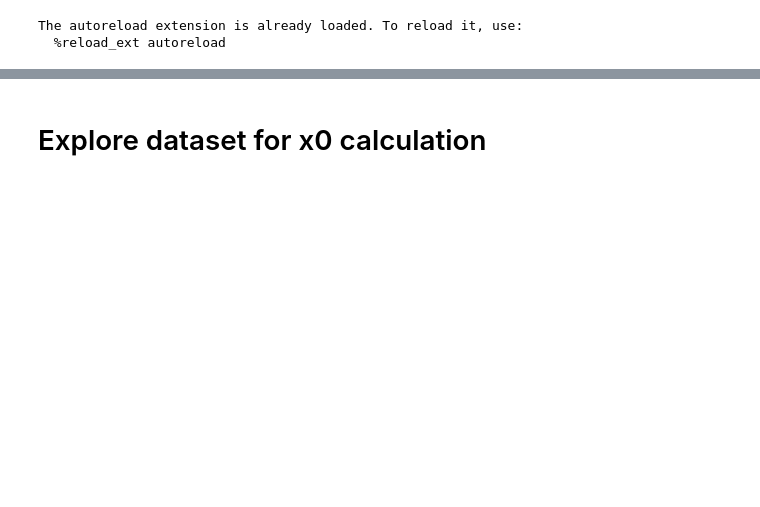
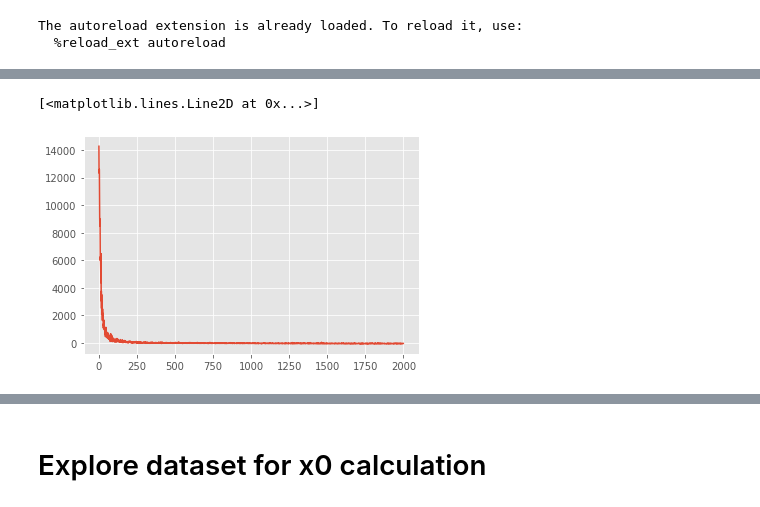
Before and after one commit to jaimelopezgarcia/seminarDL4PDES_2, a Jupyter notebook: Untitled.ipynb, the cells around one changed output, grey strips where cells are left out. Saved outputs shown, nothing was run; the diff lists cells and outputs as text; code cells hidden in the pictures; blank space fills up the shorter version.

```diff
--- a/Untitled.ipynb
+++ b/Untitled.ipynb
@@ -21,0 +268,26 @@ _
+# %%
+from pyro.infer import SVI, Trace_ELBO
+
+from pyro.infer.autoguide import AutoDiagonalNormal
+
+model = BayesianInverse(2)
+
+guide = AutoDiagonalNormal(model.forward)
+
+
+from tqdm import tqdm
+from pyro.optim import Adam
+
+svi = SVI(model.forward,
+          guide,
+          Adam({"lr": .005}),
+          loss=Trace_ELBO())
+
+pyro.clear_param_store()
+num_iters = 2000
+losses = []
+for i in tqdm(range(num_iters)):
+    elbo = svi.step(y)
+    if i % 500 == 0:
+        print("Elbo loss: {}".format(elbo))
+    losses.append(elbo)
@@ -21,0 +300,5 @@ _
+# %%
+plt.plot(losses)
+# %% [output]
+[<matplotlib.lines.Line2D at 0x...>]
+[figure, added]
```
Also changed, not shown: parts of 35 cells of this notebook, 32 other files.
